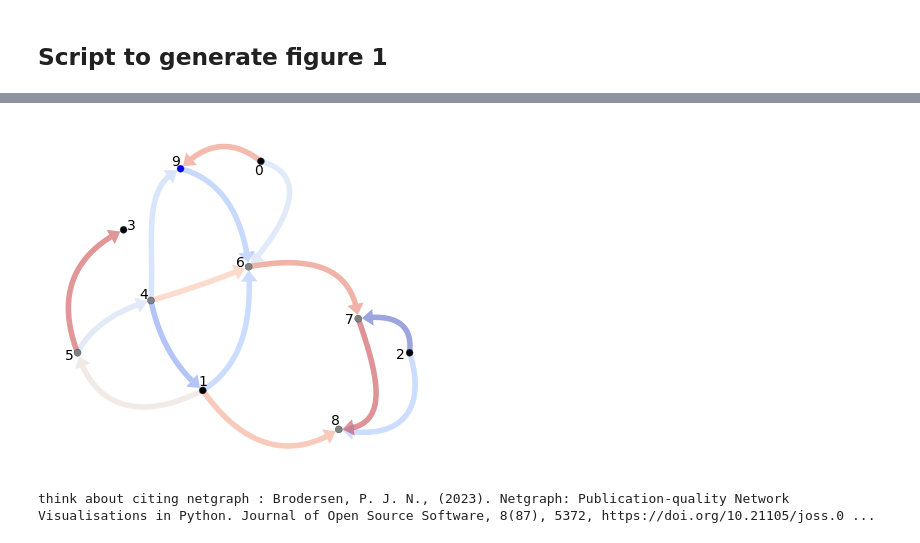
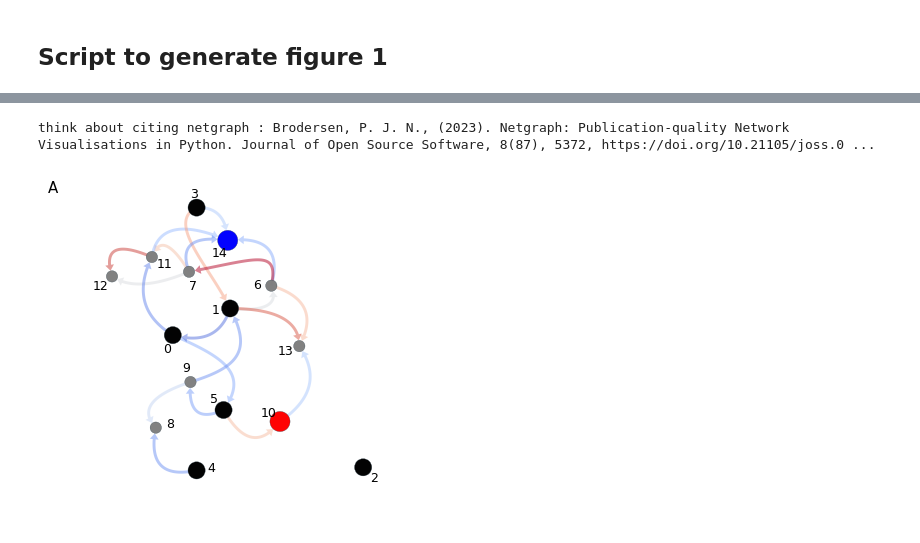
Before and after one commit to paulbanse/Proxy_General_Model, a Jupyter notebook: Clean_version/figures/figure1.ipynb, the cells around one changed output, grey strips where cells are left out. Saved outputs shown, nothing was run; the diff lists cells and outputs as text; code cells hidden in the pictures.

```diff
--- a/Clean_version/figures/figure1.ipynb
+++ b/Clean_version/figures/figure1.ipynb
@@ -3 +28,19 @@
+# %%
+param_grid = {
+    'n': [15],
+    'trials': [50],
+    'proxy_discard': [50],
+    'goal_discard': [350],
+    'measure_time': [50],
+    'spectral_radius': [1.25],
+    'alpha': [0.1],
+    "avg_number_of_edges": [2],
+    "number_of_action_nodes": [6],
+    "seed": [5]                          # note that picking the seed is only ok because the goal of this figure is to be illustrative.
+}
+param_ESN = dict(zip(param_grid.keys(), [param_grid[k][0] for k in param_grid.keys()]))
+esn = module_ESN.EchoStateNetwork(param_ESN['n'],  spectral_radius=param_ESN['spectral_radius'], alpha = param_ESN['alpha'],
+                            avg_number_of_edges=param_ESN['avg_number_of_edges'], proxy_discard=param_ESN['proxy_discard'],
+                            goal_discard=param_ESN['goal_discard'], measure_time=param_ESN['measure_time'],
+                            seed=param_ESN['seed'],number_of_action_nodes=param_ESN['number_of_action_nodes'])
 # %%
@@ -35,22 +73,24 @@ plt.show()
 # %%
-def plot_graph_cool_esn(ESN, show_numbers = False, proxy_node = None ):
+def plot_graph_cool_esn(ESN, ax, show_numbers = True, proxy_node = None ):
     G = module_graph.outputgraph(ESN.W)
     cmap = 'coolwarm'
     n = max(G.nodes())
     colors = { node:  'b'*(node == n)+  'gray'*(ESN.number_of_action_nodes<=node and node<n) + 'k'*(node <ESN.number_of_action_nodes )   for node in G.nodes() }
+    sizess = { node:  3.5*(node == n)+  2*(ESN.number_of_action_nodes<=node and node<n) + 3*(node <ESN.number_of_action_nodes )   for node in G.nodes() }
     if proxy_node :
         colors[proxy_node] = 'r'
+        sizess[proxy_node] = 3.5
     labs = {node: str(node) for node in G.nodes() if show_numbers}
-    plt.figure(figsize=(5, 5))
-    plotGraph(G, node_size=1,edge_width=1.5,node_edge_width = 0.1,arrows = True, directed= True, edge_cmap=cmap, node_color=colors, node_labels = labs,node_label_offset=0.025, node_alpha=0.99,
+    plotGraph(G, ax= ax, node_size=sizess,edge_width=1,node_edge_width = 0.1,arrows = True, directed= True, edge_cmap=cmap, node_color=colors, node_labels = labs,
+              node_label_offset=0.05, node_alpha=0.99,
               edge_layout = "curved",
-              node_layout='spring')
-    plt.show()
-
-
-plot_graph_cool_esn(esn, show_numbers=True)
+              node_layout='spring',
+              seed = 0)
+    ax.set_title('A', loc='left', x= -0.15, y = 0.95)
+fig, ax = plt.subplots(1, 1, figsize=(6, 4))
+plot_graph_cool_esn(esn, ax, show_numbers=True, proxy_node=10)
 
 print("think about citing netgraph : Brodersen, P. J. N., (2023). Netgraph: Publication-quality Network Visualisations in Python. Journal of Open Source Software, 8(87), 5372, https://doi.org/10.21105/joss.05372")
 # %% [output]
+think about citing netgraph : Brodersen, P. J. N., (2023). Netgraph: Publication-quality Network Visualisations in Python. Journal of Open Source Software, 8(87), 5372, https://doi.org/10.21105/joss.0 ...
-[figure, old version]
+[figure, new version]
-think about citing netgraph : Brodersen, P. J. N., (2023). Netgraph: Publication-quality Network Visualisations in Python. Journal of Open Source Software, 8(87), 5372, https://doi.org/10.21105/joss.0 ...
```
Also changed, not shown: parts of 12 cells of this notebook, 5 other files.
